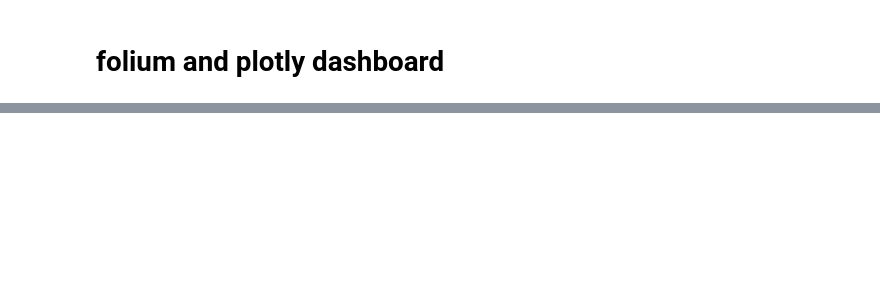
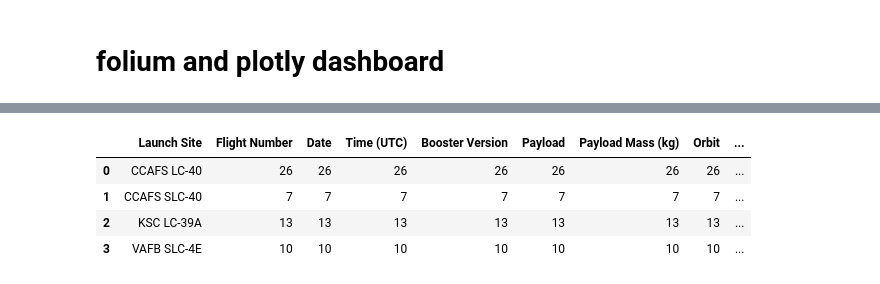
Before and after one commit to Immortal-Pi/IBMdatascience, a Jupyter notebook: ML/finalProjecAllSpaceXdataset.ipynb, the cells around one changed output, grey strips where cells are left out. Drawn from its saved outputs; the diff is of its cells as text; code cells hidden in the pictures; blank space fills up the shorter version.

Commit message:
final project

```diff
--- a/ML/finalProjecAllSpaceXdataset.ipynb
+++ b/ML/finalProjecAllSpaceXdataset.ipynb
@@ -1124,0 +1082,3 @@ launch_site_df
+# %%
+data3=pd.read_csv('/python/python_projects/IBMdatascience/CapstoneProject/datasets/spacex_launch_geo.csv')
+data3.head()
@@ -1124,0 +1092,9 @@ launch_site_df
+# %%
+data4=data3.groupby('Launch Site').count().reset_index()
+data4
+# %% [output]
+|  | Launch Site | Flight Number | Date | Time (UTC) | Booster Version | Payload | Payload Mass (kg) | Orbit | ... |
+| 0 | CCAFS LC-40 | 26 | 26 | 26 | 26 | 26 | 26 | 26 | ... |
+| 1 | CCAFS SLC-40 | 7 | 7 | 7 | 7 | 7 | 7 | 7 | ... |
+| 2 | KSC LC-39A | 13 | 13 | 13 | 13 | 13 | 13 | 13 | ... |
+| 3 | VAFB SLC-4E | 10 | 10 | 10 | 10 | 10 | 10 | 10 | ... |
```
Also changed, not shown: parts of 57 cells of this notebook.
